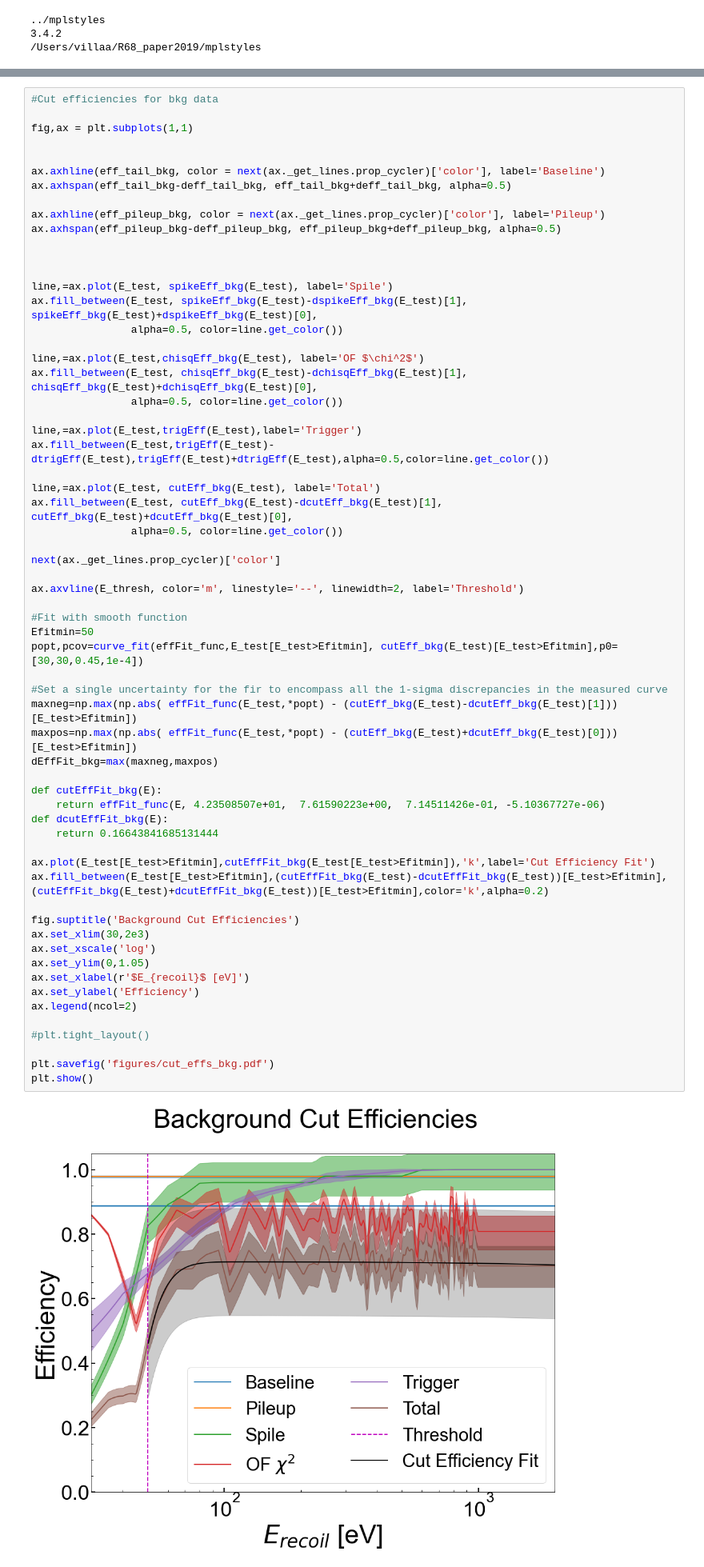
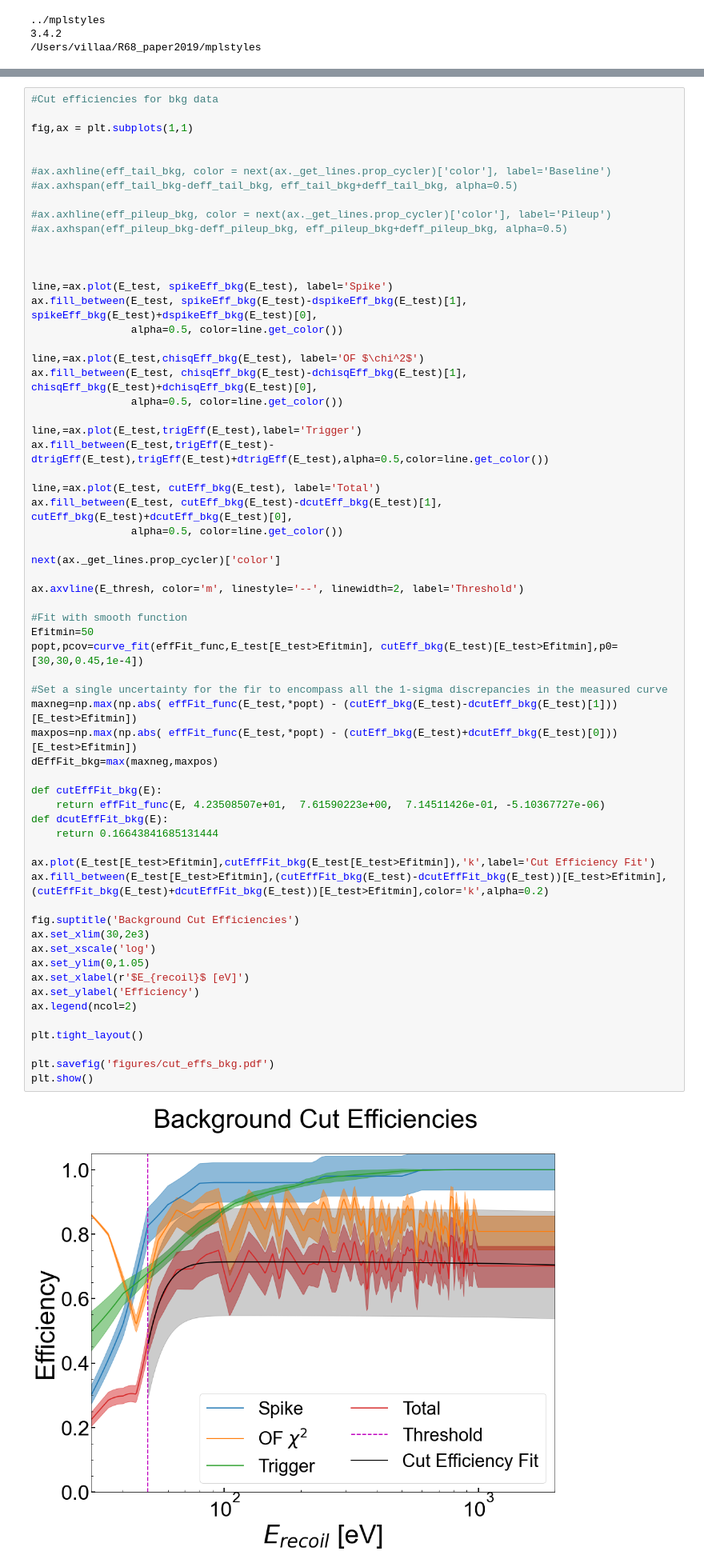
Before and after one commit to villano-lab/nrSiCap, a Jupyter notebook: PRL_Figures/Fig02_Estimated-Cut-Efficiencies.ipynb, the cells around one changed output, grey strips where cells are left out. Shown at 80% size. Drawn from its saved outputs; the diff is of its cells as text.

Commit message:
[ANV] updated PRL cut efficiency figure

```diff
--- a/PRL_Figures/Fig02_Estimated-Cut-Efficiencies.ipynb
+++ b/PRL_Figures/Fig02_Estimated-Cut-Efficiencies.ipynb
@@ -103,15 +103,15 @@ plt.show()
 fig,ax = plt.subplots(1,1)
 
 
-ax.axhline(eff_tail_bkg, color = next(ax._get_lines.prop_cycler)['color'], label='Baseline')
-ax.axhspan(eff_tail_bkg-deff_tail_bkg, eff_tail_bkg+deff_tail_bkg, alpha=0.5)
+#ax.axhline(eff_tail_bkg, color = next(ax._get_lines.prop_cycler)['color'], label='Baseline')
+#ax.axhspan(eff_tail_bkg-deff_tail_bkg, eff_tail_bkg+deff_tail_bkg, alpha=0.5)
 
-ax.axhline(eff_pileup_bkg, color = next(ax._get_lines.prop_cycler)['color'], label='Pileup')
-ax.axhspan(eff_pileup_bkg-deff_pileup_bkg, eff_pileup_bkg+deff_pileup_bkg, alpha=0.5)
+#ax.axhline(eff_pileup_bkg, color = next(ax._get_lines.prop_cycler)['color'], label='Pileup')
+#ax.axhspan(eff_pileup_bkg-deff_pileup_bkg, eff_pileup_bkg+deff_pileup_bkg, alpha=0.5)
 
 
 
-line,=ax.plot(E_test, spikeEff_bkg(E_test), label='Spile')
+line,=ax.plot(E_test, spikeEff_bkg(E_test), label='Spike')
 ax.fill_between(E_test, spikeEff_bkg(E_test)-dspikeEff_bkg(E_test)[1], spikeEff_bkg(E_test)+dspikeEff_bkg(E_test)[0],
                 alpha=0.5, color=line.get_color())
 
@@ -132,32 +132,32 @@ ax.axvline(E_thresh, color='m', linestyle='--', linewidth=2, label='Threshold')
 
 #Fit with smooth function
 Efitmin=50
 popt,pcov=curve_fit(effFit_func,E_test[E_test>Efitmin], cutEff_bkg(E_test)[E_test>Efitmin],p0=[30,30,0.45,1e-4])
 
 #Set a single uncertainty for the fir to encompass all the 1-sigma discrepancies in the measured curve
 maxneg=np.max(np.abs( effFit_func(E_test,*popt) - (cutEff_bkg(E_test)-dcutEff_bkg(E_test)[1]))[E_test>Efitmin])
 maxpos=np.max(np.abs( effFit_func(E_test,*popt) - (cutEff_bkg(E_test)+dcutEff_bkg(E_test)[0]))[E_test>Efitmin])
 dEffFit_bkg=max(maxneg,maxpos)
 
 def cutEffFit_bkg(E):
     return effFit_func(E, 4.23508507e+01,  7.61590223e+00,  7.14511426e-01, -5.10367727e-06)
 def dcutEffFit_bkg(E):
     return 0.16643841685131444
 
 ax.plot(E_test[E_test>Efitmin],cutEffFit_bkg(E_test[E_test>Efitmin]),'k',label='Cut Efficiency Fit')
 ax.fill_between(E_test[E_test>Efitmin],(cutEffFit_bkg(E_test)-dcutEffFit_bkg(E_test))[E_test>Efitmin],(cutEffFit_bkg(E_test)+dcutEffFit_bkg(E_test))[E_test>Efitmin],color='k',alpha=0.2)
 
 fig.suptitle('Background Cut Efficiencies')
 ax.set_xlim(30,2e3)
 ax.set_xscale('log')
 ax.set_ylim(0,1.05)
 ax.set_xlabel(r'$E_{recoil}$ [eV]')
 ax.set_ylabel('Efficiency')
 ax.legend(ncol=2)
 
-#plt.tight_layout()
+plt.tight_layout()
 
 plt.savefig('figures/cut_effs_bkg.pdf')
 plt.show()
 # %% [output]
-[figure, old version]
+[figure, new version]
```
Also changed, not shown: parts of 2 cells of this notebook, 3 other files.
